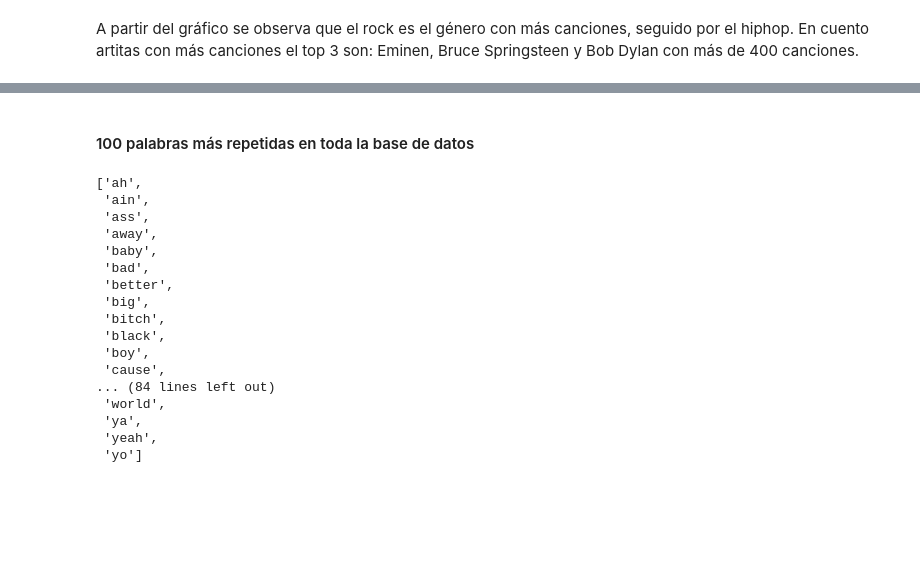
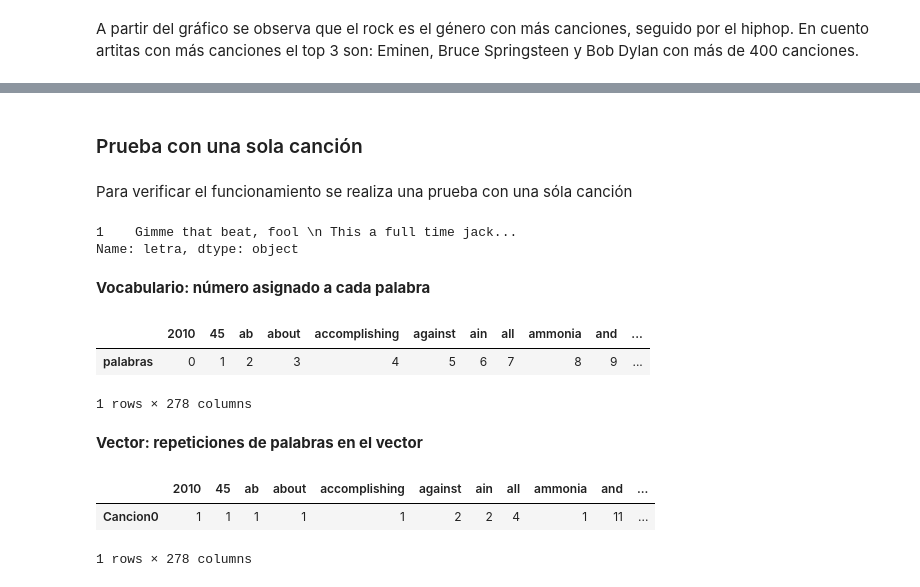
Before and after one commit to danoffn/Data-Science, a Jupyter notebook: 3 - Machine Learning/03 - Naive Bayes/Desafio.ipynb, the cells around one changed output, grey strips where cells are left out. Saved outputs shown, nothing was run; the diff lists cells and outputs as text; code cells hidden in the pictures; blank space fills up the shorter version.

```diff
--- a/3 - Machine Learning/03 - Naive Bayes/Desafio.ipynb
+++ b/3 - Machine Learning/03 - Naive Bayes/Desafio.ipynb
@@ -124,30 +132,52 @@ words_freq = count_vectorizer_fit.toarray().sum(axis=0)
 - Aplique la clase para extraer las 100 palabras más repetidas en toda la base de datos.
 - Genere una función que replique el procedimiento para cada uno de los géneros.
 - Comente sobre las principales características de cada género en cuanto a sus palabras.
-# %%
-count_vec = CountVectorizer(lowercase = True, stop_words="english", analyzer='word', max_features=100)
-count_train = count_vec.fit(df["lyric"])
-
-display(Markdown("#### 100 palabras más repetidas en toda la base de datos"))
-display(count_vec.get_feature_names())
-
-df.groupby["genero"]
-# %% [output]
-#### 100 palabras más repetidas en toda la base de datos
-['ah',
- 'ain',
- 'ass',
- 'away',
- 'baby',
- 'bad',
- 'better',
- 'big',
- 'bitch',
- 'black',
- 'boy',
- 'cause',
-... (84 lines left out)
- 'world',
- 'ya',
- 'yeah',
- 'yo']
+# %%
+
+# Genera un dataframe a partir de un vector y su vocabulario
+
+def vector_a_df(wm, feat_names):
+
+    # create an index for each row
+    doc_names = ['Cancion{:d}'.format(idx) for idx, _ in enumerate(wm)]
+    df = pd.DataFrame(data=wm.toarray(), index=doc_names,
+                      columns=feat_names)
+    return(df)
+# %% [markdown]
+### Prueba con una sola canción
+# %% [markdown]
+Para verificar el funcionamiento se realiza una prueba con una sóla canción
+# %%
+# Primero se realizar una prueba con una sola canción
+
+texto = df["letra"].iloc[[1]]
+display(texto)
+
+vectorizer = CountVectorizer()
+vectorizer.fit(texto)
+vector = vectorizer.transform(texto)
+tokens = vectorizer.get_feature_names()
+
+voc_1can = pd.DataFrame(data=vectorizer.vocabulary_.values(),
+                   index=vectorizer.vocabulary_.keys(),
+                   columns=["palabras"])
+
+vec_1can = vector_a_df(vector, tokens)
+
+
+display(Markdown("**Vocabulario: número asignado a cada palabra**"))
+display(voc_1can.sort_values(by="palabras").transpose())
+
+display(Markdown("**Vector: repeticiones de palabras en el vector**"))
+display(vec_1can)
+# %% [output]
+1    Gimme that beat, fool \n This a full time jack...
+Name: letra, dtype: object
+**Vocabulario: número asignado a cada palabra**
+|  | 2010 | 45 | ab | about | accomplishing | against | ain | all | ammonia | and | ... |
+| palabras | 0 | 1 | 2 | 3 | 4 | 5 | 6 | 7 | 8 | 9 | ... |
+1 rows × 278 columns
+**Vector: repeticiones de palabras en el vector**
+|  | 2010 | 45 | ab | about | accomplishing | against | ain | all | ammonia | and | ... |
+| Cancion0 | 1 | 1 | 1 | 1 | 1 | 2 | 2 | 4 | 1 | 11 | ... |
+1 rows × 278 columns
```
Also changed, not shown: parts of 16 cells of this notebook.
